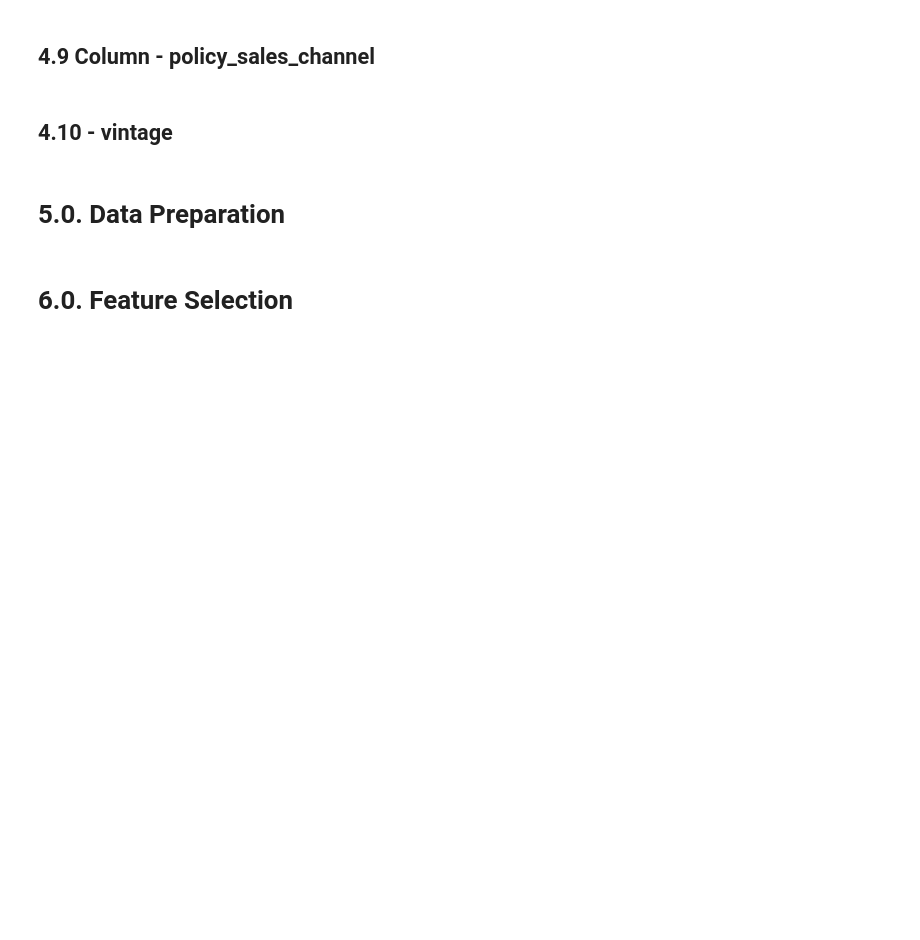
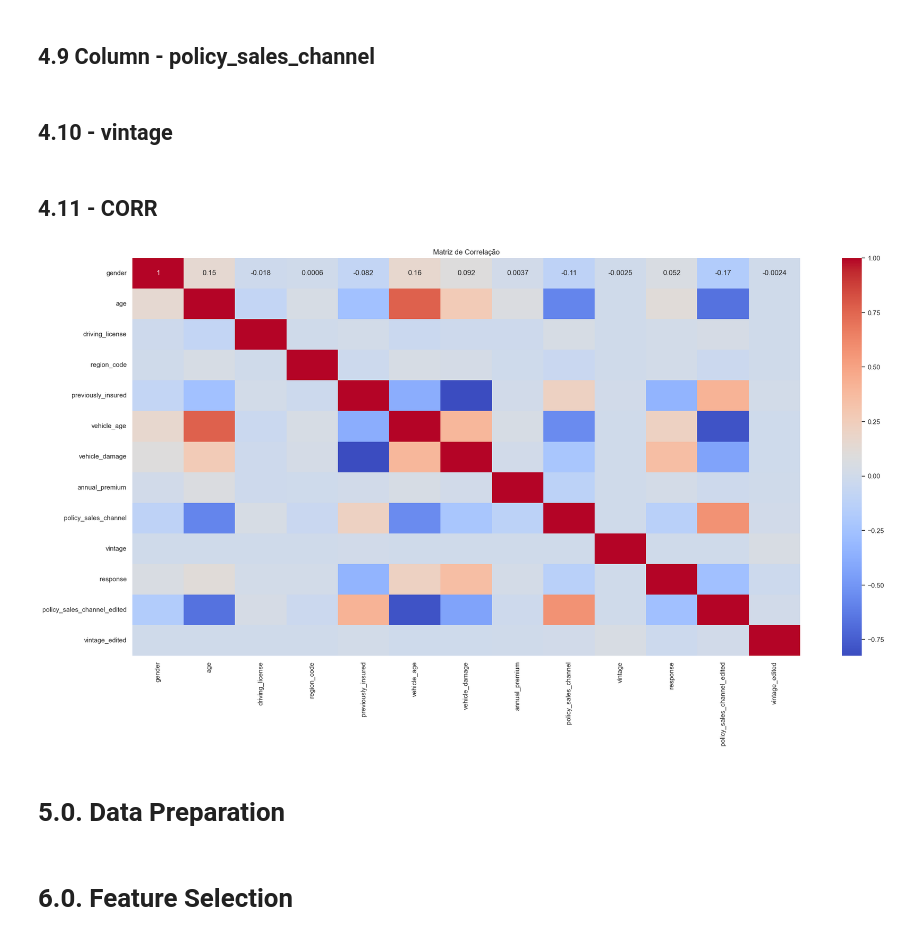
Before and after one commit to FernandoBatistaDS/LearningRank, a Jupyter notebook: main.ipynb, the cells around one changed output. Drawn from its saved outputs; the diff is of its cells as text; code cells hidden in the pictures; blank space fills up the shorter version.

```diff
--- a/main.ipynb
+++ b/main.ipynb
@@ -352,2 +388,7 @@ df_aux_vintage.head()
+# %%
+df_aux_vintage = df_aux_vintage_sim.sort_values('count_per', ascending=False).reset_index(drop=True).reset_index()
+# %%
+df_aux_vintage = df_aux_vintage[['index', 'vintage']]
+df_aux_vintage.columns = ['vintage_edited', 'vintage']
 # %%
-pd.merge( df4_end, df_aux_vintage, on='vintage', how='outer' )
+df4_end = pd.merge(df4_end, df_aux_vintage, on='vintage', how='outer')
@@ -356,3 +395,21 @@ df4_end.head()
+# %%
+df4_end[df4_end['policy_sales_channel_edited'].isna()]  =   0
+df4_end[df4_end['policy_sales_channel_edited'] == 0]    =   max(df4_end['policy_sales_channel_edited']) + 1
+# %% [markdown]
+## 4.11 - CORR
+# %%
+# Calcular a matriz de correlação
+matriz_correlacao = df4_end.drop(columns=['id']).corr()
+# matriz_correlacao
+
+# Criar um gráfico de calor usando Seaborn
+# sns.set(style="white")  # Estilo do gráfico
+# plt.figure(figsize=(8, 6))  # Tamanho da figura
+sns.heatmap(matriz_correlacao, cmap="coolwarm", annot=True)
+plt.title('Matriz de Correlação')
+plt.show()
+# %% [output]
+[figure, added]
 # %% [markdown]
 # 5.0. Data Preparation
 # %% [markdown]
```
Also changed, not shown: parts of 20 cells of this notebook.
